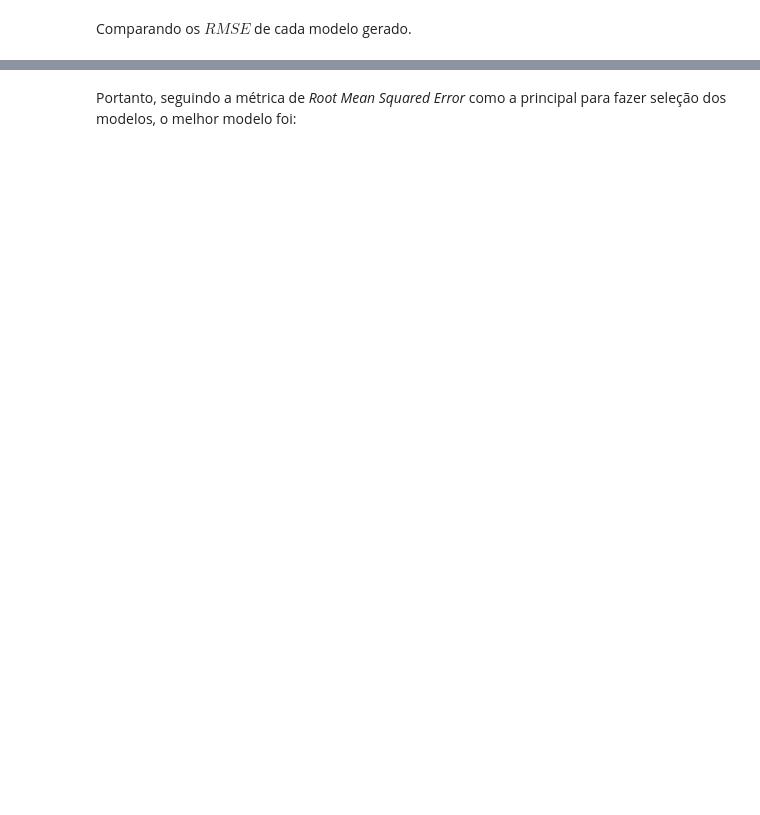
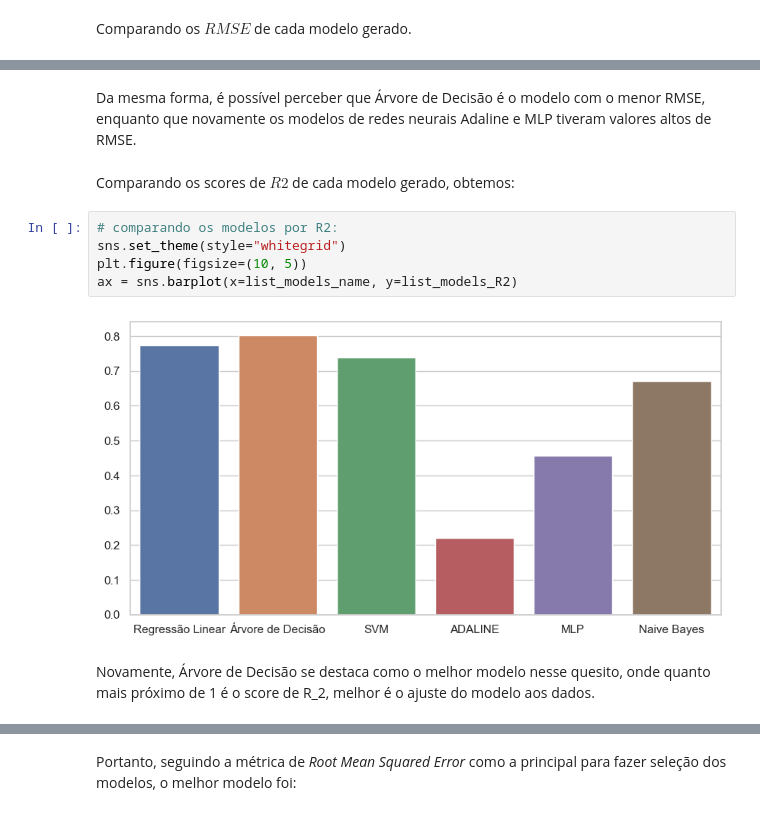
Before and after one commit to FernandoZanchitta/DSChallenge2019, a Jupyter notebook: src/house_pricing.ipynb, the cells around one changed output, grey strips where cells are left out. Drawn from its saved outputs; the diff is of its cells as text; blank space fills up the shorter version.

```diff
--- a/src/house_pricing.ipynb
+++ b/src/house_pricing.ipynb
@@ -600,0 +617,13 @@ ax = sns.barplot(x=list_models_name, y=list_models_RMSE)
+# %% [markdown]
+Da mesma forma, é possível perceber que Árvore de Decisão é o modelo com o menor RMSE, enquanto que novamente os modelos de redes neurais Adaline e MLP tiveram valores altos de RMSE.
+# %% [markdown]
+Comparando os scores de $R2$ de cada modelo gerado, obtemos:
+# %%
+# comparando os modelos por R2:
+sns.set_theme(style="whitegrid")
+plt.figure(figsize=(10, 5))
+ax = sns.barplot(x=list_models_name, y=list_models_R2)
+# %% [output]
+[figure, added]
+# %% [markdown]
+Novamente, Árvore de Decisão se destaca como o melhor modelo nesse quesito, onde quanto mais próximo de 1 é o score de R_2, melhor é o ajuste do modelo aos dados.
```
Also changed, not shown: parts of 22 cells of this notebook, 2 other files.
